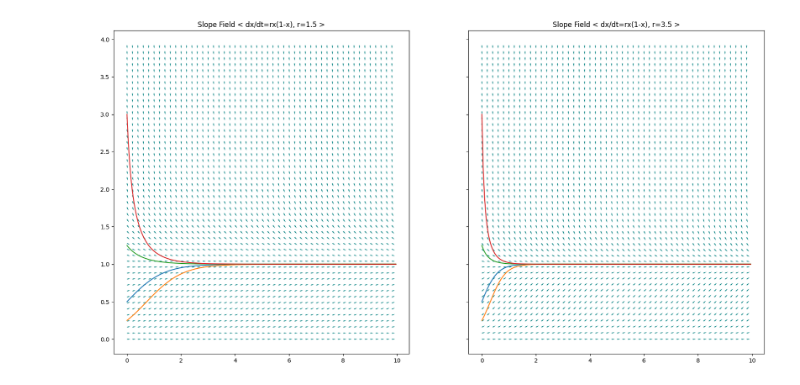
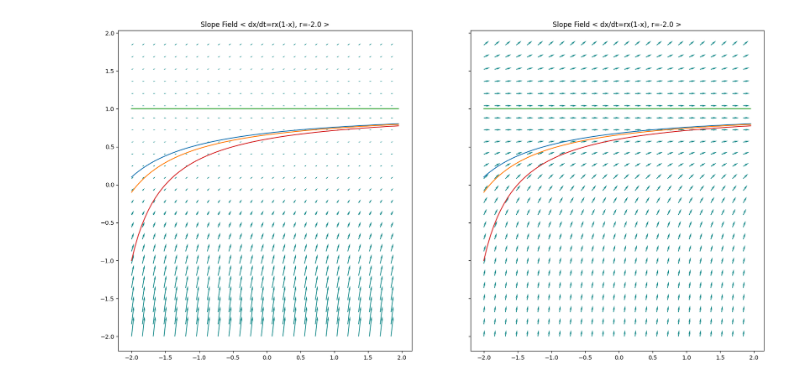
Before and after one commit to witchofthewires/chaotick, a Jupyter notebook: Workbook.ipynb, the cells around one changed output. Cells and saved outputs as stored; diff of their text form; code cells hidden in the pictures.

```diff
--- a/Workbook.ipynb
+++ b/Workbook.ipynb
@@ -1,37 +1,40 @@
 # %%
 #import numpy as np
 from chaotick import runge_kutta_4 as rk4, np as np
 from chaotick import logistic_equation
 import chaotick
 
-x_interval = [0, 10]
-y_interval = [0, 4]
+x_interval = [-2,2]
+y_interval = [-2, 2]
 step = 0.05
-init_vals = [0.5, 0.25, 1.25, 3]
+init_vals = [0.1, -.1, 1, -1]
 
-r1 = 1.5
-r2 = 3.5
-n = 50
+def logistic_equation(x, r): return 1+r*x+x*x
+
+r1 = -2
+r2 = -2
+n = 25
 eqn_label = format('rx(1-x), r=%.1f' % r1)
 eqn_label2 = format('rx(1-x), r=%.1f' % r2)
 
 x = chaotick.np.arange(x_interval[0], x_interval[1], step)
 curves = []
+curves2 = []
+
 for init_val in init_vals:
     y = rk4(lambda x: logistic_equation(x, r=r1), range=x_interval, step=step, init_val=init_val)
     curves.append([x,y])
-curves2 = []
 for init_val in init_vals:
     y = rk4(lambda x: logistic_equation(x, r=r2), range=x_interval, step=step, init_val=init_val)
     curves2.append([x,y])
 
 fig, (ax1, ax2) = chaotick.plt.subplots(1, 2, figsize=(20, 10),
                                sharey=True)
-chaotick.plot_slope_field(x_interval, y_interval, lambda x: logistic_equation(x, r=r1), ticks=n, ax=ax1, normalized=True, curves=curves, title='Slope Field < dx/dt=%s >' % eqn_label)
+chaotick.plot_slope_field(x_interval, y_interval, lambda x: logistic_equation(x, r=r1), ticks=n, ax=ax1, normalized=False, curves=curves, title='Slope Field < dx/dt=%s >' % eqn_label)
 chaotick.plot_slope_field(x_interval, y_interval, lambda x: logistic_equation(x, r=r2), ticks=n, ax=ax2, normalized=True, curves=curves2, title='Slope Field < dx/dt=%s >' % eqn_label2)
 chaotick.plt.show()
 # %% [output]
-[figure, old version]
+[figure, new version]
 # %%
 fig, (ax1, ax2) = chaotick.plt.subplots(1, 2, figsize=(12, 6),
                                sharey=True)
```
Also changed, not shown: parts of 2 cells of this notebook, 1 other file.
